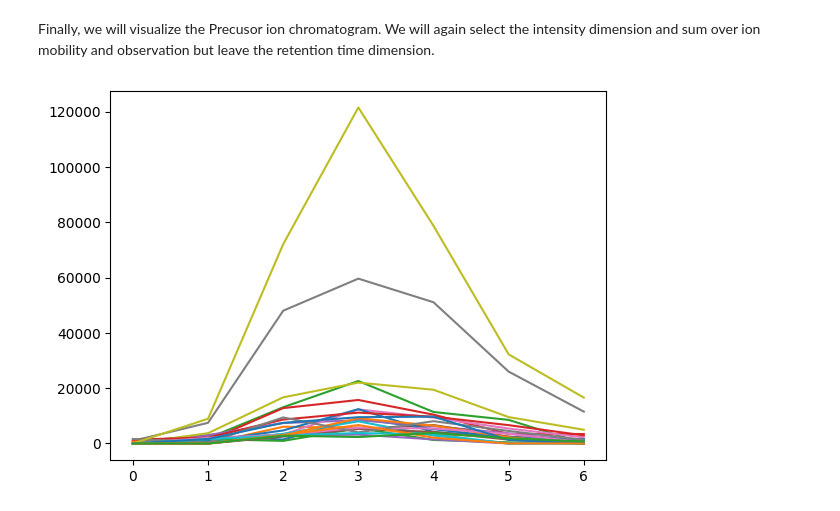
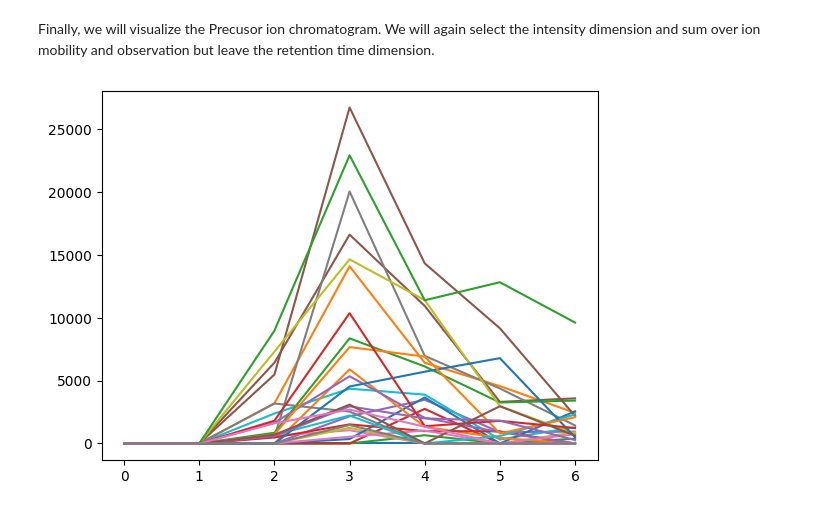
Before and after one commit to GeorgWa/alphadia-validate, a Jupyter notebook: notebooks/investigate_mirrorplot.ipynb, the cells around one changed output. Saved outputs shown, nothing was run; the diff lists cells and outputs as text; code cells hidden in the pictures.

```diff
--- a/notebooks/investigate_mirrorplot.ipynb
+++ b/notebooks/investigate_mirrorplot.ipynb
@@ -23,7 +23,7 @@ We will then load three objects into the notebook:
 root = Path("~//data/alphadia-validate/").expanduser()
 path_search = root / 'output/precursors.tsv'
 path_lib = root / 'output/speclib.hdf'
-path_spectra = base_folder / '20231017_OA2_TiHe_ADIAMA_HeLa_200ng_Evo011_21min_F-40_07.raw'
+path_spectra = root / '20231017_OA2_TiHe_ADIAMA_HeLa_200ng_Evo011_21min_F-40_07.raw'
 # %%
 from alphadia.data.alpharaw_wrapper import Thermo
 
@@ -237,3 +167,20 @@ The dimensions are:
 - 4: Retention time datapoints.
 
 First we will select the intensity dimension and sum over all other dimensions but the fragment mz dimension.
+# %%
+def get_observed_intensity_dense(dia_data, speclib_entry, precursor_entry, tolerance=30):
+    jit_data = dia_data.jitclass()
+    precursor_query = np.array([[speclib_entry.precursor_mz, speclib_entry.precursor_mz]], dtype=np.float32)
+    scan_limits = np.array([[precursor_entry.scan_start, precursor_entry.scan_stop, 1]], dtype=np.int64)
+    frame_limits = np.array([[precursor_entry.frame_start, precursor_entry.frame_stop, 1]], dtype=np.int64)
+
+    dense, _ = jit_data.get_dense(
+        frame_limits,
+        scan_limits,
+        mz_library,
+        tolerance,
+        precursor_query,
+    )
+    return dense[0]
+
+dense = get_observed_intensity_dense(dia_data, speclib_entry, precursor_entry)
@@ -262,9 +262,9 @@ plt.show()
 Finally, we will visualize the Precusor ion chromatogram.
 We will again select the intensity dimension and sum over ion mobility and observation but leave the retention time dimension.
 # %%
-xic_observed = dense[0].sum(axis=(1,2))
+xic_observed = dense.sum(axis=(1,2))
 for i in range(xic_observed.shape[0]):
     plt.plot(xic_observed[i])
 plt.show()
 # %% [output]
-[figure, old version]
+[figure, new version]
```
Also changed, not shown: parts of 10 cells of this notebook.
